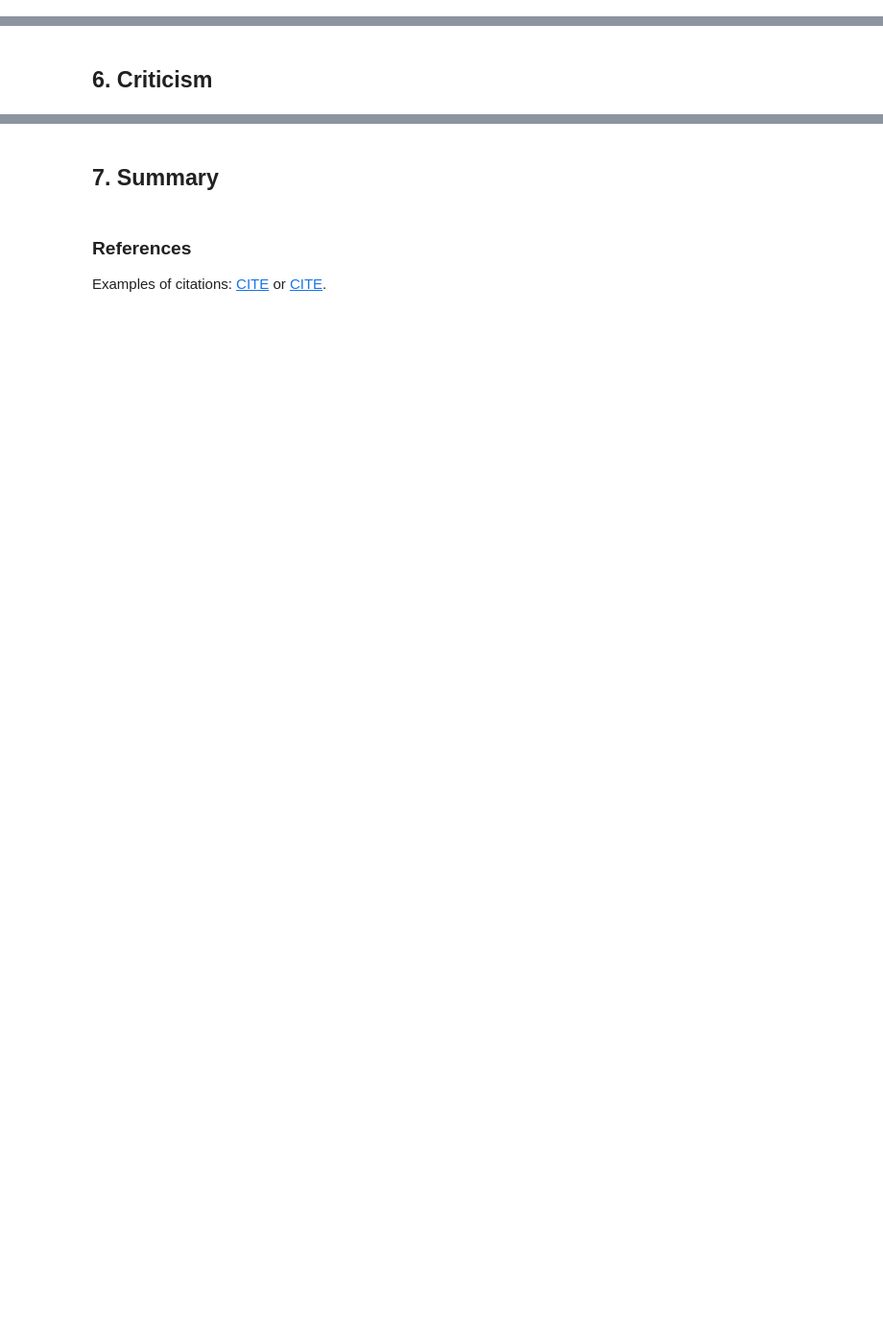
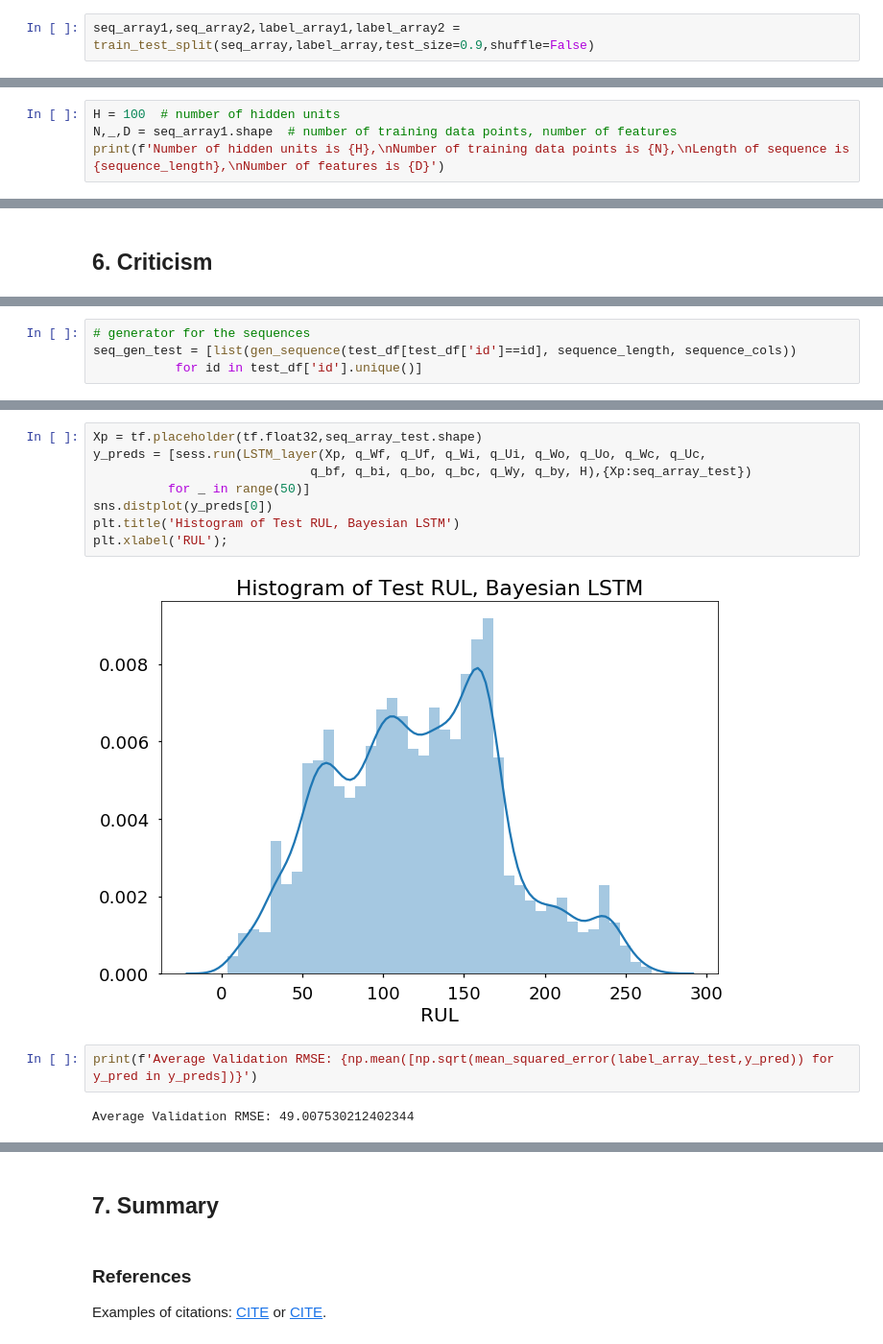
Before and after one commit to zhiruiwang/probprog-project, a Jupyter notebook: notebook/pp-ks3403-zw2389.ipynb, the cells around one changed output, grey strips where cells are left out. Shown: that part at 96% size. Drawn from its saved outputs; the diff is of its cells as text; blank space fills up the shorter version.

```diff
--- a/notebook/pp-ks3403-zw2389.ipynb
+++ b/notebook/pp-ks3403-zw2389.ipynb
@@ -33,0 +121,2 @@ In practice, such added compositional structure for probabilistic programming "c
+# %%
+seq_array1,seq_array2,label_array1,label_array2 = train_test_split(seq_array,label_array,test_size=0.9,shuffle=False)
@@ -33,0 +125,4 @@ In practice, such added compositional structure for probabilistic programming "c
+# %%
+H = 100  # number of hidden units
+N,_,D = seq_array1.shape  # number of training data points, number of features
+print(f'Number of hidden units is {H},\nNumber of training data points is {N},\nLength of sequence is {sequence_length},\nNumber of features is {D}')
@@ -42,0 +337,4 @@ In practice, such added compositional structure for probabilistic programming "c
+# %%
+# generator for the sequences
+seq_gen_test = [list(gen_sequence(test_df[test_df['id']==id], sequence_length, sequence_cols))
+           for id in test_df['id'].unique()]
@@ -42,0 +363,14 @@ In practice, such added compositional structure for probabilistic programming "c
+# %%
+Xp = tf.placeholder(tf.float32,seq_array_test.shape)
+y_preds = [sess.run(LSTM_layer(Xp, q_Wf, q_Uf, q_Wi, q_Ui, q_Wo, q_Uo, q_Wc, q_Uc,
+                             q_bf, q_bi, q_bo, q_bc, q_Wy, q_by, H),{Xp:seq_array_test})
+          for _ in range(50)]
+sns.distplot(y_preds[0])
+plt.title('Histogram of Test RUL, Bayesian LSTM')
+plt.xlabel('RUL');
+# %% [output]
+[figure, added]
+# %%
+print(f'Average Validation RMSE: {np.mean([np.sqrt(mean_squared_error(label_array_test,y_pred)) for y_pred in y_preds])}')
+# %% [output]
+Average Validation RMSE: 49.007530212402344
```
Also changed, not shown: parts of 48 cells of this notebook.
